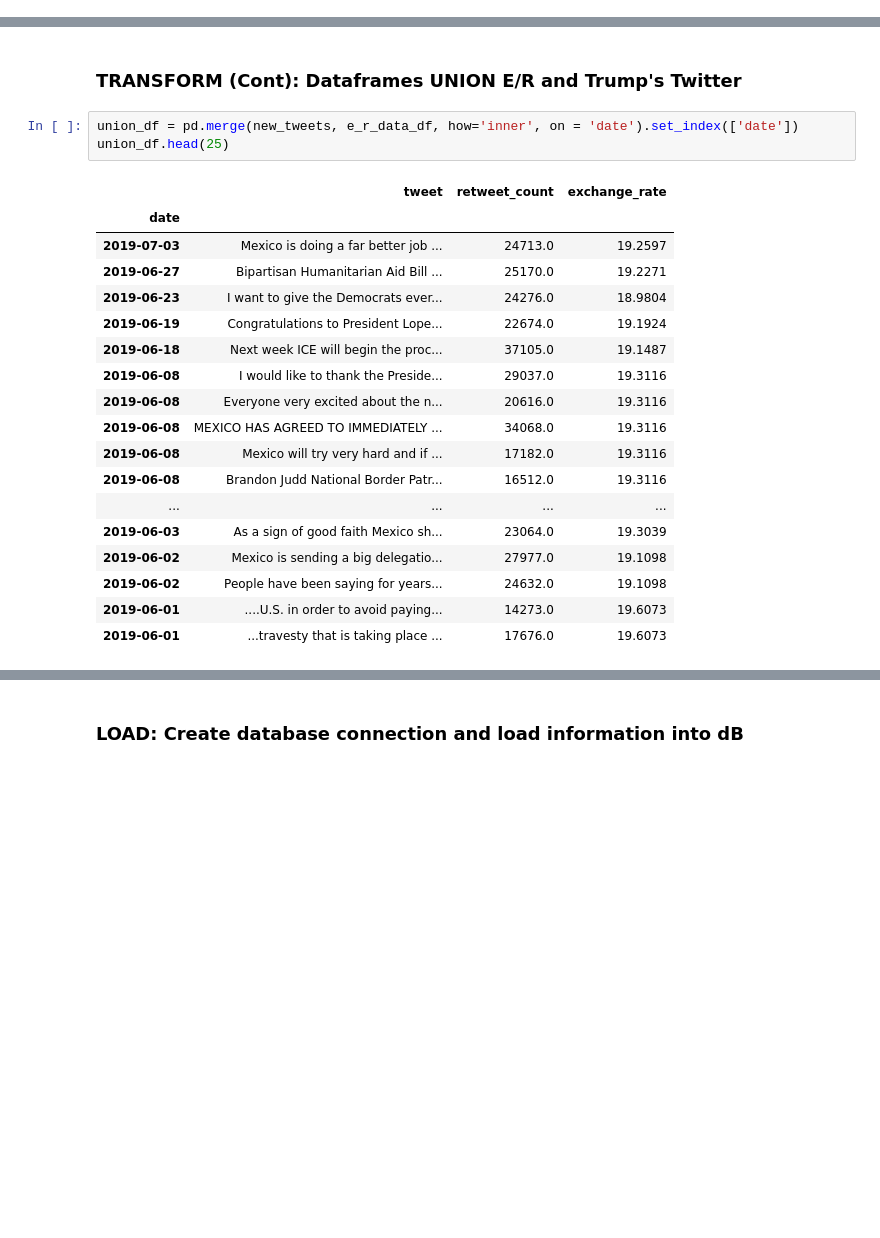
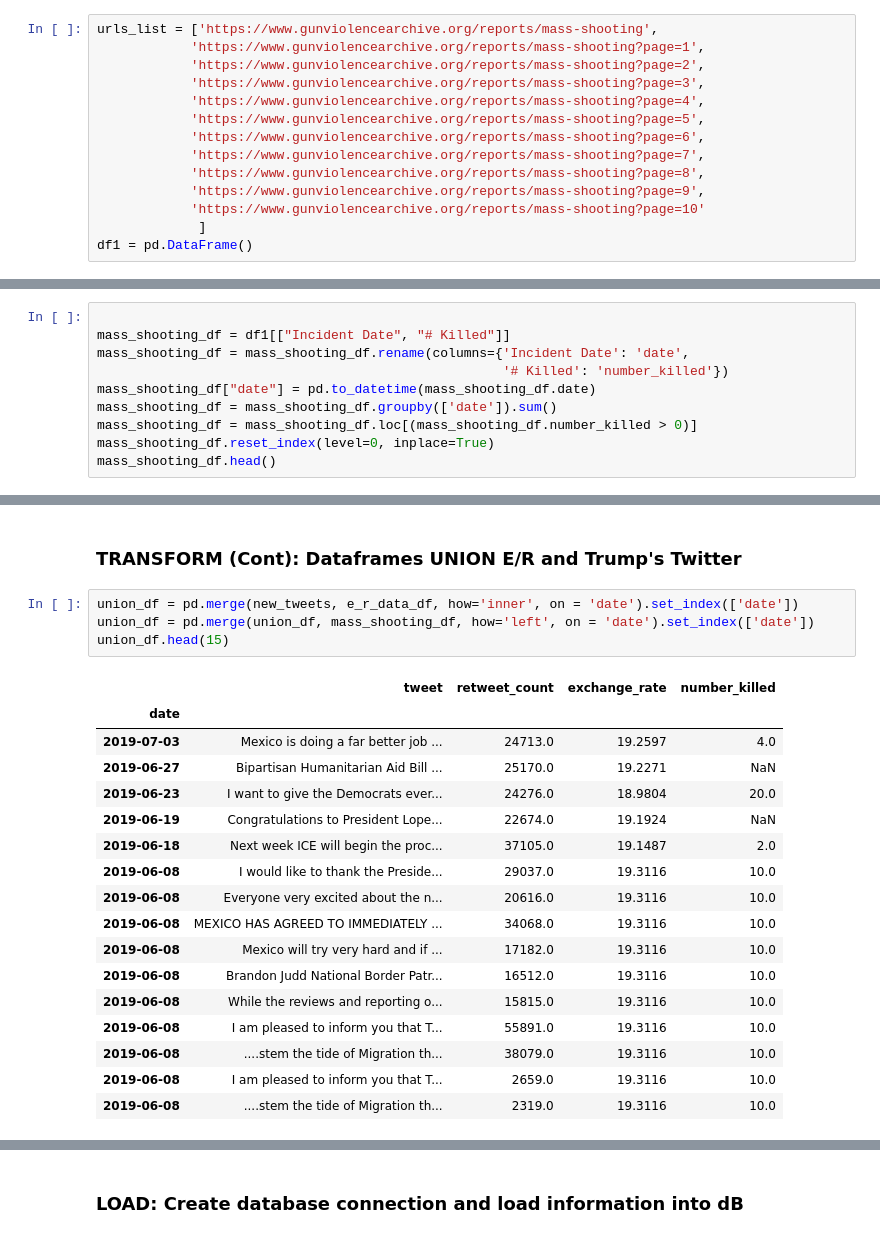
Before and after one commit to jorgelmarquez94/ETL_Project, a Jupyter notebook: ETL_ppt.ipynb, the cells around one changed output, grey strips where cells are left out. Saved outputs shown, nothing was run; the diff lists cells and outputs as text; blank space fills up the shorter version.

Commit message:
Visualization and Mass shootings codes added in ETL_ppt

```diff
--- a/ETL_ppt.ipynb
+++ b/ETL_ppt.ipynb
@@ -33,0 +44,14 @@ tweets.head(2)
+# %%
+urls_list = ['https://www.gunviolencearchive.org/reports/mass-shooting',
+            'https://www.gunviolencearchive.org/reports/mass-shooting?page=1',
+            'https://www.gunviolencearchive.org/reports/mass-shooting?page=2',
+            'https://www.gunviolencearchive.org/reports/mass-shooting?page=3',
+            'https://www.gunviolencearchive.org/reports/mass-shooting?page=4',
+            'https://www.gunviolencearchive.org/reports/mass-shooting?page=5',
+            'https://www.gunviolencearchive.org/reports/mass-shooting?page=6',
+            'https://www.gunviolencearchive.org/reports/mass-shooting?page=7',
+            'https://www.gunviolencearchive.org/reports/mass-shooting?page=8',
+            'https://www.gunviolencearchive.org/reports/mass-shooting?page=9',
+            'https://www.gunviolencearchive.org/reports/mass-shooting?page=10'
+             ]
+df1 = pd.DataFrame()
@@ -33,0 +119,10 @@ tweets.head(2)
+# %%
+
+mass_shooting_df = df1[["Incident Date", "# Killed"]]
+mass_shooting_df = mass_shooting_df.rename(columns={'Incident Date': 'date',
+                                                    '# Killed': 'number_killed'})
+mass_shooting_df["date"] = pd.to_datetime(mass_shooting_df.date)
+mass_shooting_df = mass_shooting_df.groupby(['date']).sum()
+mass_shooting_df = mass_shooting_df.loc[(mass_shooting_df.number_killed > 0)]
+mass_shooting_df.reset_index(level=0, inplace=True)
+mass_shooting_df.head()
@@ -89,23 +191,23 @@ behavior, convert the 'datetime.date' to a datetime with
 ### TRANSFORM (Cont): Dataframes UNION E/R and Trump's Twitter
 # %%
 union_df = pd.merge(new_tweets, e_r_data_df, how='inner', on = 'date').set_index(['date'])
-union_df.head(25)
+union_df = pd.merge(union_df, mass_shooting_df, how='left', on = 'date').set_index(['date'])
+union_df.head(15)
 # %% [output]
-|  | tweet | retweet_count | exchange_rate |
-| date |  |  |  |
-| 2019-07-03 | Mexico is doing a far better job ... | 24713.0 | 19.2597 |
-| 2019-06-27 | Bipartisan Humanitarian Aid Bill ... | 25170.0 | 19.2271 |
-| 2019-06-23 | I want to give the Democrats ever... | 24276.0 | 18.9804 |
-| 2019-06-19 | Congratulations to President Lope... | 22674.0 | 19.1924 |
-| 2019-06-18 | Next week ICE will begin the proc... | 37105.0 | 19.1487 |
-| 2019-06-08 | I would like to thank the Preside... | 29037.0 | 19.3116 |
-| 2019-06-08 | Everyone very excited about the n... | 20616.0 | 19.3116 |
-| 2019-06-08 | MEXICO HAS AGREED TO IMMEDIATELY ... | 34068.0 | 19.3116 |
-| 2019-06-08 | Mexico will try very hard and if ... | 17182.0 | 19.3116 |
-| 2019-06-08 | Brandon Judd National Border Patr... | 16512.0 | 19.3116 |
-| ... | ... | ... | ... |
-| 2019-06-03 | As a sign of good faith Mexico sh... | 23064.0 | 19.3039 |
-| 2019-06-02 | Mexico is sending a big delegatio... | 27977.0 | 19.1098 |
-| 2019-06-02 | People have been saying for years... | 24632.0 | 19.1098 |
-| 2019-06-01 | ....U.S. in order to avoid paying... | 14273.0 | 19.6073 |
-| 2019-06-01 | ...travesty that is taking place ... | 17676.0 | 19.6073 |
+|  | tweet | retweet_count | exchange_rate | number_killed |
+| date |  |  |  |  |
+| 2019-07-03 | Mexico is doing a far better job ... | 24713.0 | 19.2597 | 4.0 |
+| 2019-06-27 | Bipartisan Humanitarian Aid Bill ... | 25170.0 | 19.2271 | NaN |
+| 2019-06-23 | I want to give the Democrats ever... | 24276.0 | 18.9804 | 20.0 |
+| 2019-06-19 | Congratulations to President Lope... | 22674.0 | 19.1924 | NaN |
+| 2019-06-18 | Next week ICE will begin the proc... | 37105.0 | 19.1487 | 2.0 |
+| 2019-06-08 | I would like to thank the Preside... | 29037.0 | 19.3116 | 10.0 |
+| 2019-06-08 | Everyone very excited about the n... | 20616.0 | 19.3116 | 10.0 |
+| 2019-06-08 | MEXICO HAS AGREED TO IMMEDIATELY ... | 34068.0 | 19.3116 | 10.0 |
+| 2019-06-08 | Mexico will try very hard and if ... | 17182.0 | 19.3116 | 10.0 |
+| 2019-06-08 | Brandon Judd National Border Patr... | 16512.0 | 19.3116 | 10.0 |
+| 2019-06-08 | While the reviews and reporting o... | 15815.0 | 19.3116 | 10.0 |
+| 2019-06-08 | I am pleased to inform you that T... | 55891.0 | 19.3116 | 10.0 |
+| 2019-06-08 | ....stem the tide of Migration th... | 38079.0 | 19.3116 | 10.0 |
+| 2019-06-08 | I am pleased to inform you that T... | 2659.0 | 19.3116 | 10.0 |
+| 2019-06-08 | ....stem the tide of Migration th... | 2319.0 | 19.3116 | 10.0 |
```
Also changed, not shown: parts of 9 cells of this notebook.
